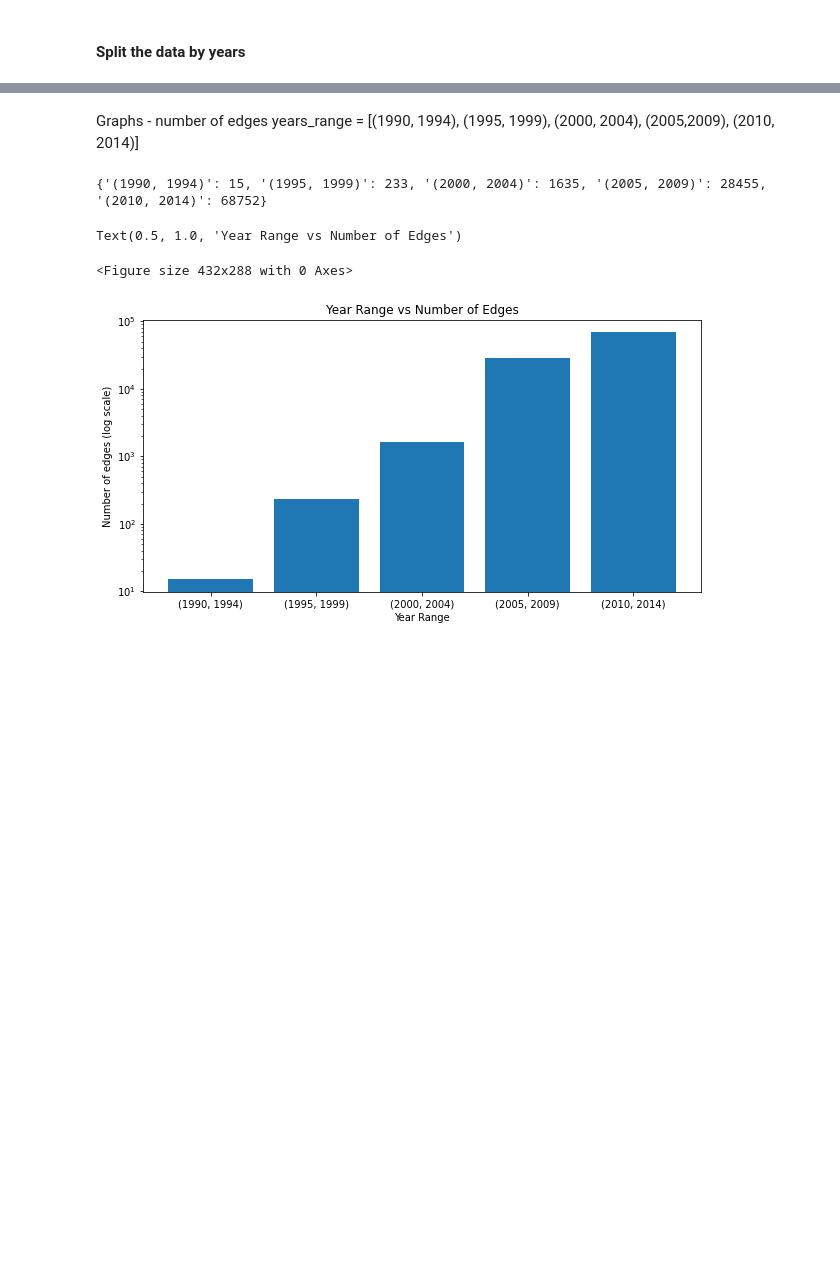
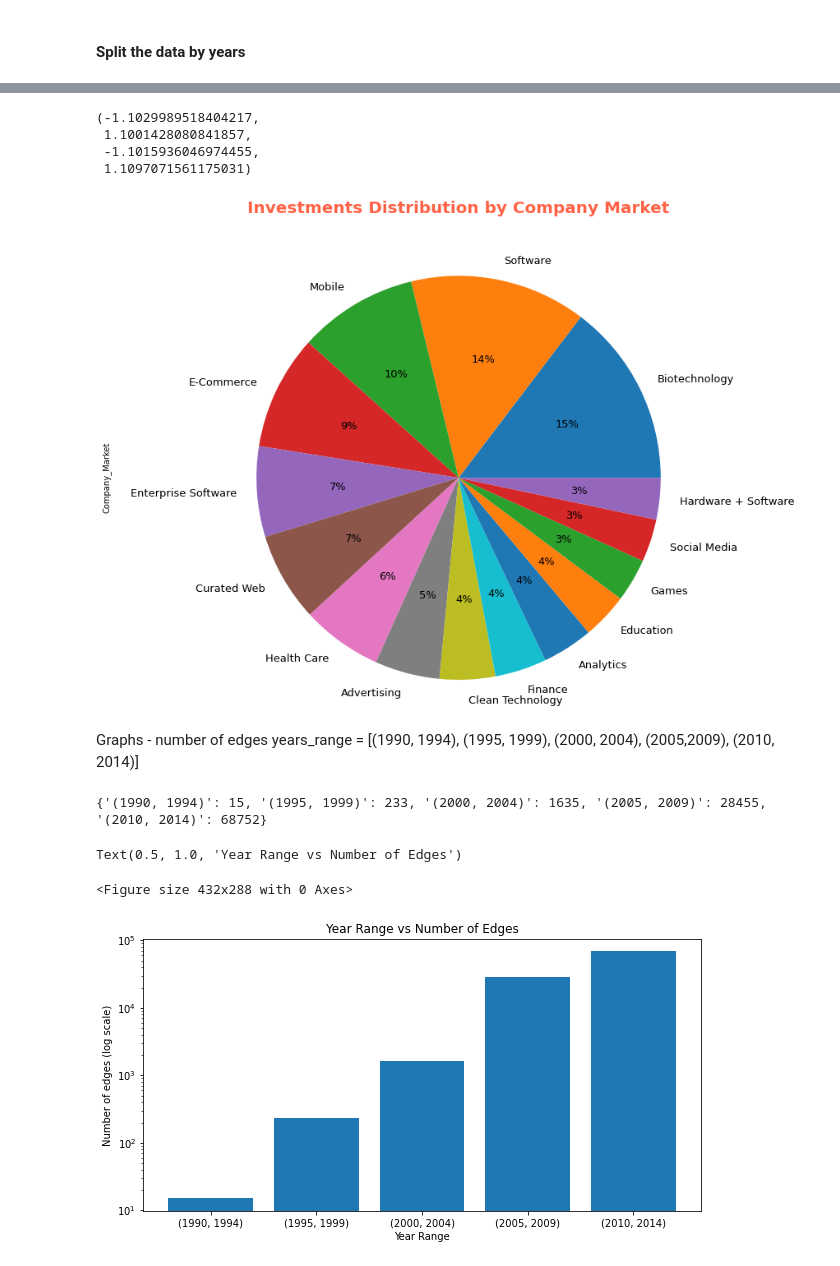
Before and after one commit to omeryefet/Complex_Networks, a Jupyter notebook: Project2022.ipynb, the cells around one changed output, grey strips where cells are left out. Saved outputs shown, nothing was run; the diff lists cells and outputs as text; code cells hidden in the pictures; blank space fills up the shorter version.

```diff
--- a/Project2022.ipynb
+++ b/Project2022.ipynb
@@ -135,3 +159,14 @@ plt.show()
+# %%
+#Start Area Name Distribution
+df_list[4].Company_Market.value_counts().head(15).plot.pie(figsize=(15,10),autopct='%1.0f%%',fontsize=13)
+plt.title('Investments Distribution by Company Market\n\n', fontsize=20, fontweight='bold',color='tomato')
+plt.axis('equal')
+# %% [output]
+(-1.1029989518404217,
+ 1.1001428080841857,
+ -1.1015936046974455,
+ 1.1097071561175031)
+[figure, added]
 # %% [markdown]
 Graphs - number of edges
 years_range = [(1990, 1994), (1995, 1999), (2000, 2004), (2005,2009), (2010, 2014)]
```
Also changed, not shown: parts of 13 cells of this notebook, 10 other files.
